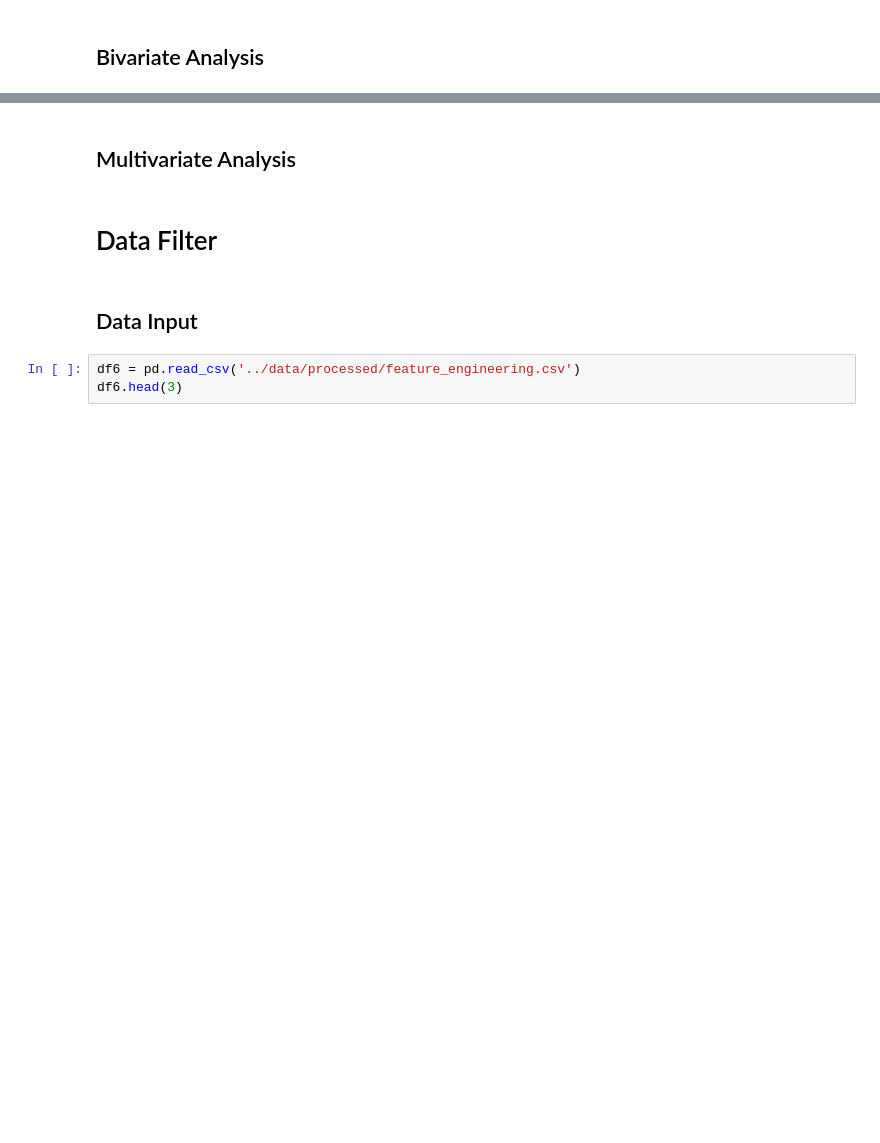
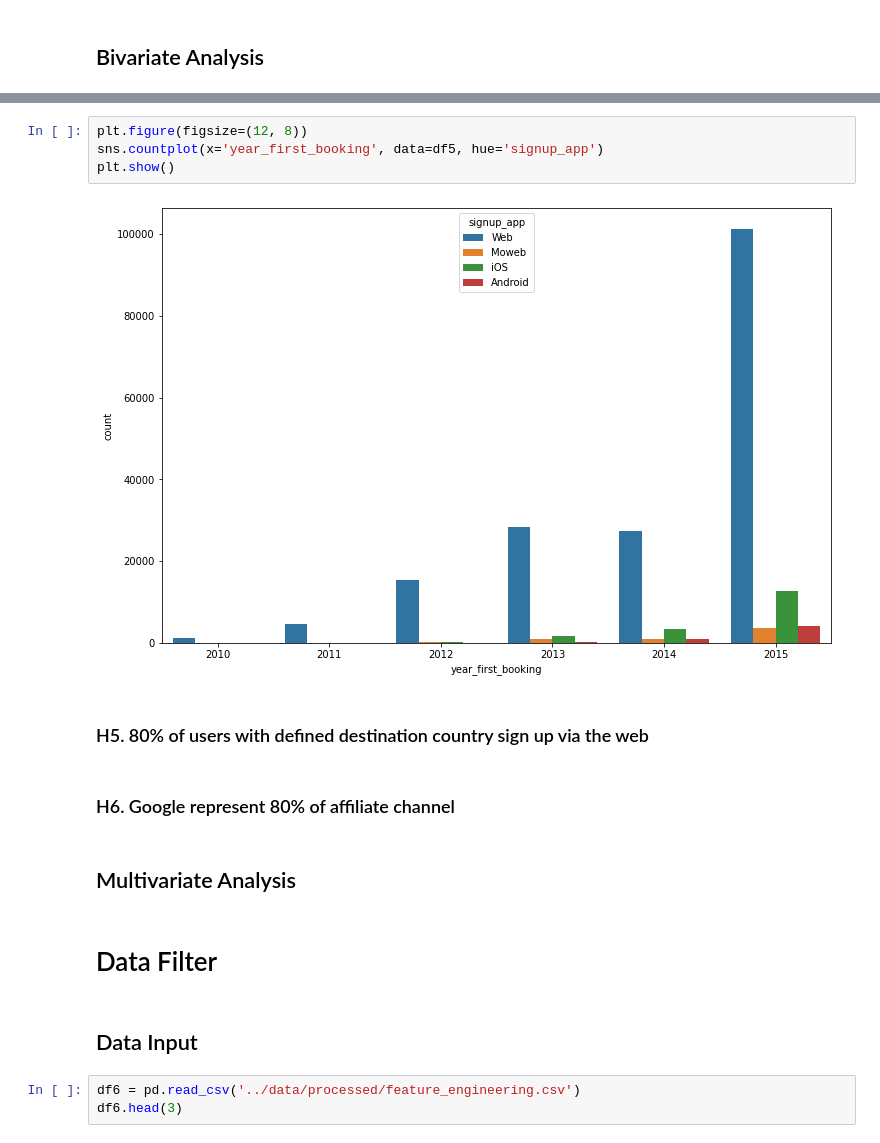
Before and after one commit to MarcosRMG/pa000_airbnb, a Jupyter notebook: notebooks/airbnb.ipynb, the cells around one changed output, grey strips where cells are left out. Saved outputs shown, nothing was run; the diff lists cells and outputs as text; blank space fills up the shorter version.

```diff
--- a/notebooks/airbnb.ipynb
+++ b/notebooks/airbnb.ipynb
@@ -458,3 +574,13 @@ prof.to_notebook_iframe()
+# %%
+plt.figure(figsize=(12, 8))
+sns.countplot(x='year_first_booking', data=df5, hue='signup_app')
+plt.show()
+# %% [output]
+[figure, added]
+# %% [markdown]
+### H5. 80% of users with defined destination country sign up via the web
+# %% [markdown]
+### H6. Google represent 80% of affiliate channel
 # %% [markdown]
 ## Multivariate Analysis
 # %% [markdown]
```
Also changed, not shown: parts of 25 cells of this notebook, 1 other file.
